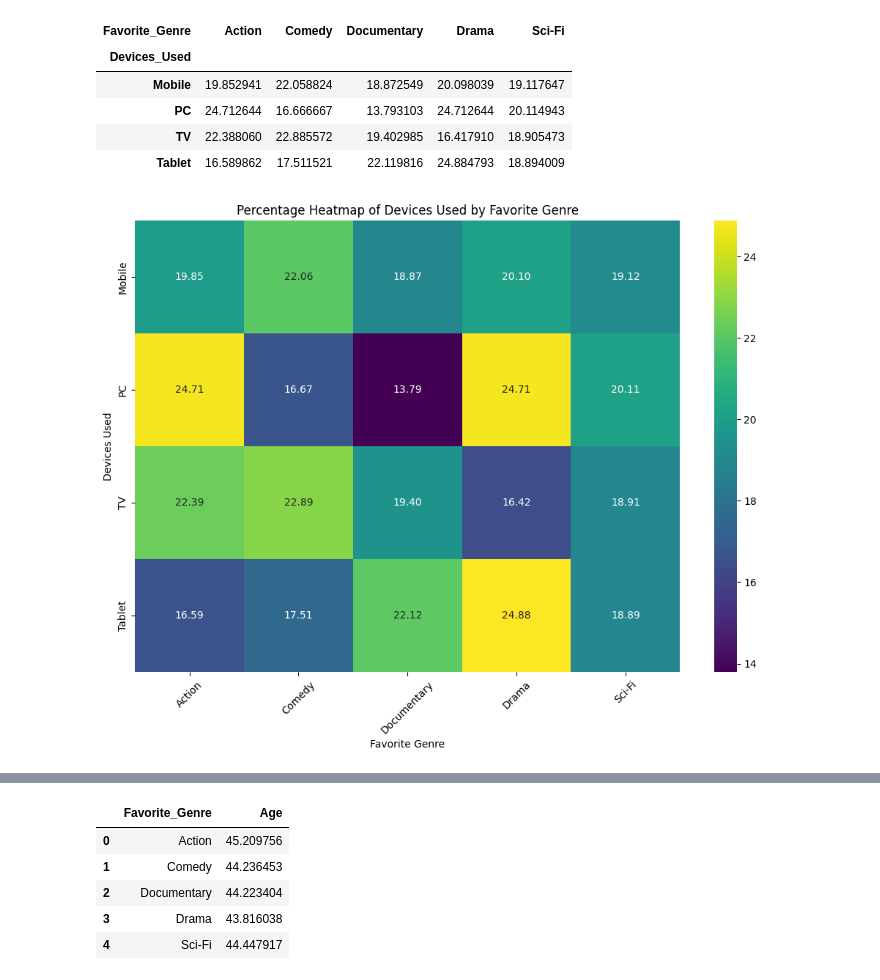
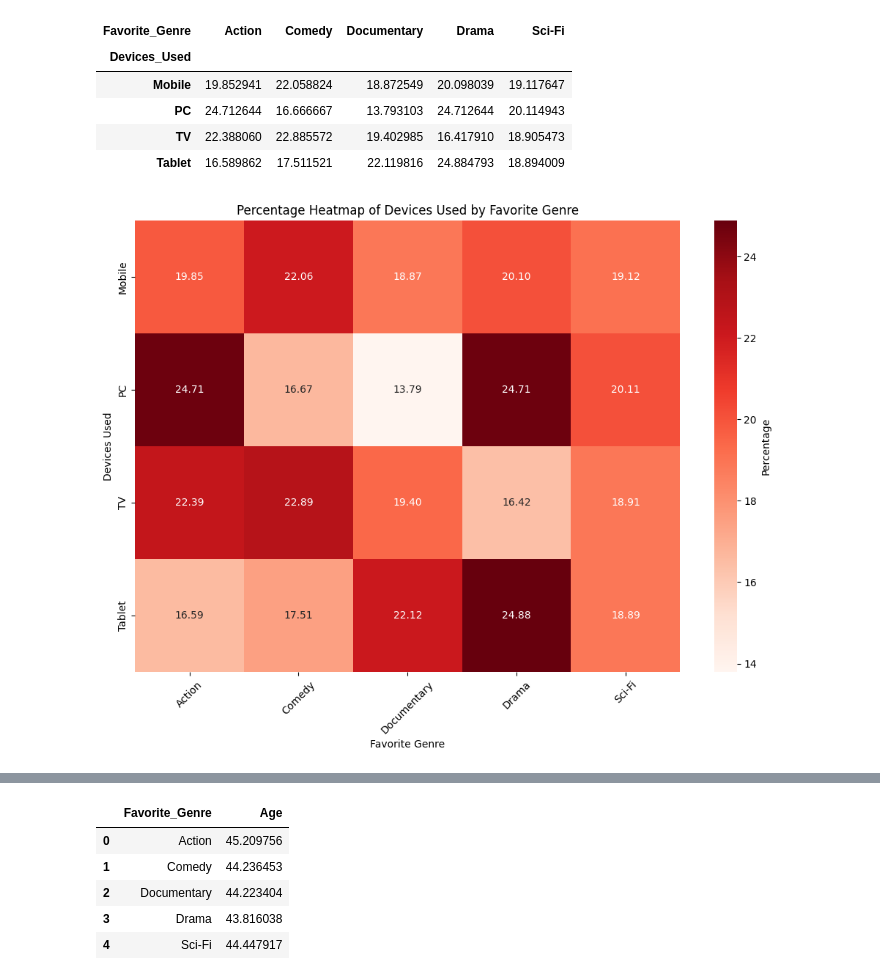
Before and after one commit to richard2323233/schulich_data_science, a Jupyter notebook: assignment 1.ipynb, the cells around one changed output, grey strips where cells are left out. Drawn from its saved outputs; the diff is of its cells as text; code cells hidden in the pictures.

```diff
--- a/assignment 1.ipynb
+++ b/assignment 1.ipynb
@@ -57,0 +76,12 @@ df.describe()
+# %%
+# Get the current date
+current_date = pd.to_datetime('today')
+# %%
+# Calculate the duration between subscription start date and date of churn/current date in days
+df['Subscription_Duration_Days'] = (df['Date_of_Churn'].fillna(current_date) - df['Subscription_Start_Date']).dt.days
+# %%
+# Convert the duration from days to months
+df['Subscription_Duration_Months'] = df['Subscription_Duration_Days'] / 30.44
+# %%
+# Calculate the total revenue
+df['Total_Revenue'] = df['Subscription_Duration_Months'] * df['Monthly_Payment']
@@ -425,14 +432,14 @@ device_genre_crosstab_percentage
 # %%
 import matplotlib.pyplot as plt
 import seaborn as sns
 
 # Create a heatmap for the relationship between devices used and favorite genres in percentages
 plt.figure(figsize=(12, 8))
-sns.heatmap(device_genre_crosstab_percentage, annot=True, fmt='.2f', cmap='viridis')
+sns.heatmap(device_genre_crosstab_percentage, annot=True, fmt='.2f', cmap='Reds', cbar_kws={'label': 'Percentage'})
 plt.title('Percentage Heatmap of Devices Used by Favorite Genre')
 plt.xlabel('Favorite Genre')
 plt.ylabel('Devices Used')
 plt.xticks(rotation=45)
 plt.show()
 # %% [output]
-[figure, old version]
+[figure, new version]
```
Also changed, not shown: parts of 44 cells of this notebook.
